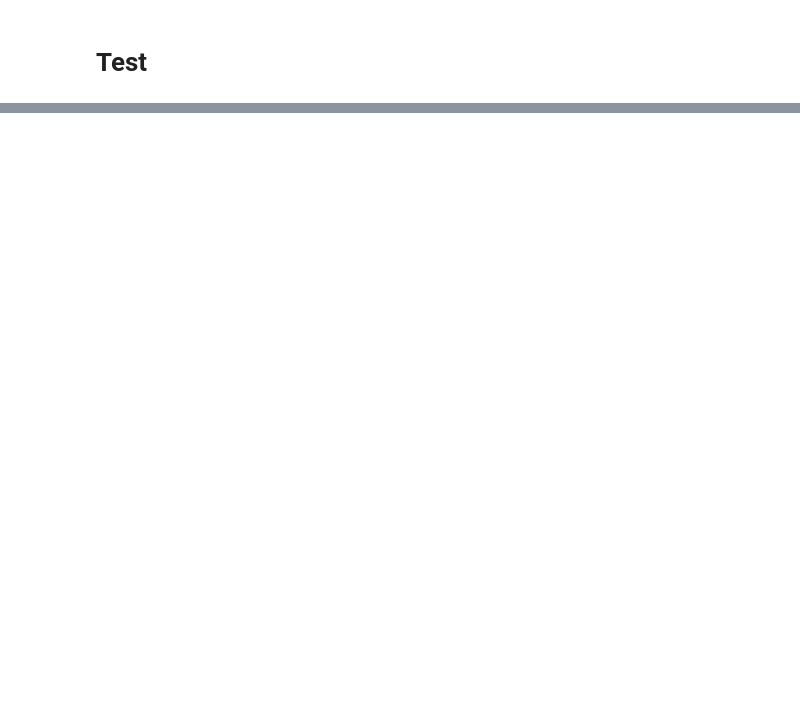
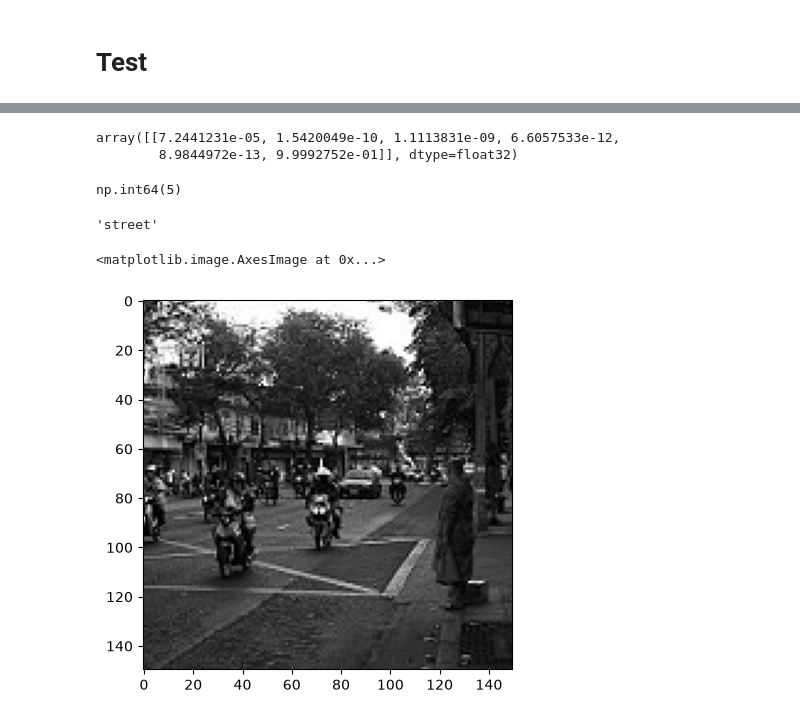
Before and after one commit to SalemElbermawy/intel_data_set_model, a Jupyter notebook: main.ipynb, the cells around one changed output, grey strips where cells are left out. Saved outputs shown, nothing was run; the diff lists cells and outputs as text; code cells hidden in the pictures; blank space fills up the shorter version.

Commit message:
end the user interface of intel data set model

```diff
--- a/main.ipynb
+++ b/main.ipynb
@@ -199,0 +235,8 @@ model_intel.save("model_intel.keras")
+# %%
+image_read=cv2.imread("intel/seg_pred/seg_pred/3.jpg")
+img=cv2.resize(image_read,(224,224))
+
+img=np.expand_dims(img,0)
+
+
+prediction=model.predict(img)
@@ -199,0 +247,19 @@ model_intel.save("model_intel.keras")
+# %%
+prediction
+# %% [output]
+array([[7.2441231e-05, 1.5420049e-10, 1.1113831e-09, 6.6057533e-12,
+        8.9844972e-13, 9.9992752e-01]], dtype=float32)
+# %%
+np.argmax(prediction)
+# %% [output]
+np.int64(5)
+# %%
+class_names[5]
+# %% [output]
+'street'
+# %%
+import matplotlib.pyplot as plt
+plt.imshow(image_read)
+# %% [output]
+<matplotlib.image.AxesImage at 0x...>
+[figure, added]
```
Also changed, not shown: parts of 7 cells of this notebook, 3 other files.
